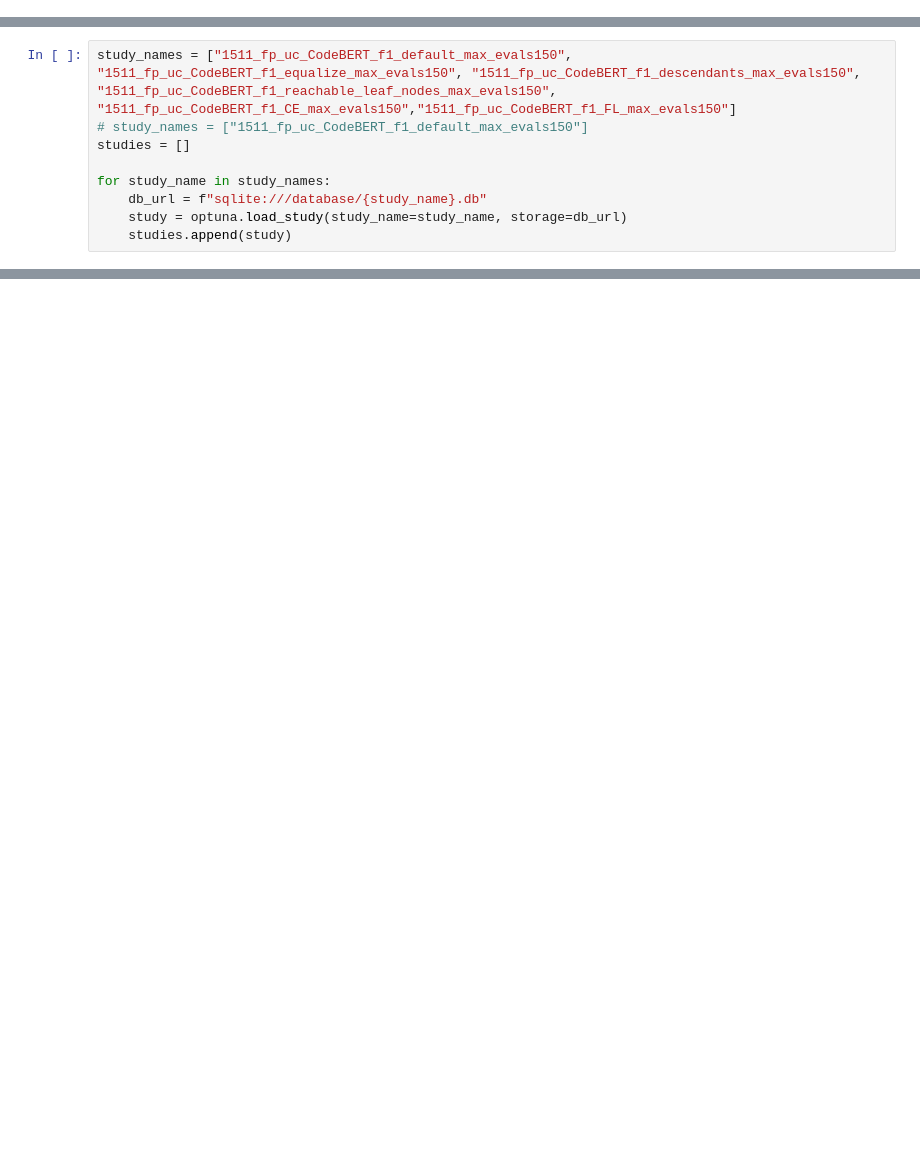
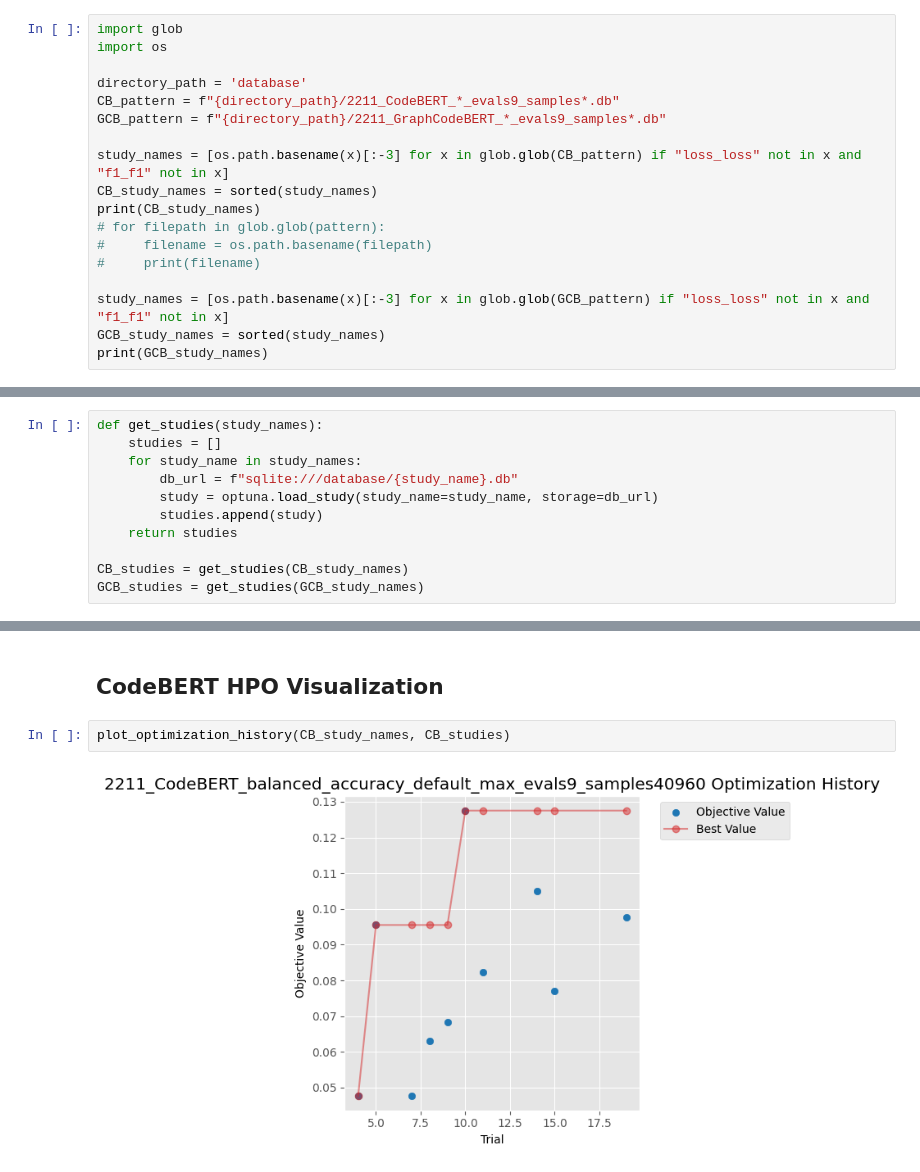
Before and after one commit to seunghee6022/TransVulDet, a Jupyter notebook: HPO_Visualization.ipynb, the cells around one changed output, grey strips where cells are left out. Cells and saved outputs as stored; diff of their text form; blank space fills up the shorter version.

```diff
--- a/HPO_Visualization.ipynb
+++ b/HPO_Visualization.ipynb
@@ -15,3 +18,21 @@ import matplotlib.pyplot as plt
 print(plotly.__version__)
 # %% [output]
 5.18.0
+# %%
+import glob
+import os
+
+directory_path = 'database'
+CB_pattern = f"{directory_path}/2211_CodeBERT_*_evals9_samples*.db"
+GCB_pattern = f"{directory_path}/2211_GraphCodeBERT_*_evals9_samples*.db"
+
+study_names = [os.path.basename(x)[:-3] for x in glob.glob(CB_pattern) if "loss_loss" not in x and "f1_f1" not in x]
+CB_study_names = sorted(study_names)
+print(CB_study_names)
+# for filepath in glob.glob(pattern):
+#     filename = os.path.basename(filepath)
+#     print(filename)
+
+study_names = [os.path.basename(x)[:-3] for x in glob.glob(GCB_pattern) if "loss_loss" not in x and "f1_f1" not in x]
+GCB_study_names = sorted(study_names)
+print(GCB_study_names)
@@ -18,9 +42,11 @@ print(plotly.__version__)
 # %%
-study_names = ["1511_fp_uc_CodeBERT_f1_default_max_evals150", "1511_fp_uc_CodeBERT_f1_equalize_max_evals150", "1511_fp_uc_CodeBERT_f1_descendants_max_evals150", "1511_fp_uc_CodeBERT_f1_reachable_leaf_nodes_max_evals150", "1511_fp_uc_CodeBERT_f1_CE_max_evals150","1511_fp_uc_CodeBERT_f1_FL_max_evals150"]
-# study_names = ["1511_fp_uc_CodeBERT_f1_default_max_evals150"]
-studies = []
+def get_studies(study_names):
+    studies = []
+    for study_name in study_names:
+        db_url = f"sqlite:///database/{study_name}.db"
+        study = optuna.load_study(study_name=study_name, storage=db_url)
+        studies.append(study)
+    return studies
 
-for study_name in study_names:
-    db_url = f"sqlite:///database/{study_name}.db"
-    study = optuna.load_study(study_name=study_name, storage=db_url)
-    studies.append(study)
+CB_studies = get_studies(CB_study_names)
+GCB_studies = get_studies(GCB_study_names)
@@ -51,0 +132,6 @@ studies[0].trials[0]._trial_id
+# %% [markdown]
+## CodeBERT HPO Visualization
+# %%
+plot_optimization_history(CB_study_names, CB_studies)
+# %% [output]
+[figure, added]
```
Also changed, not shown: parts of 25 cells of this notebook, 10 other files.
